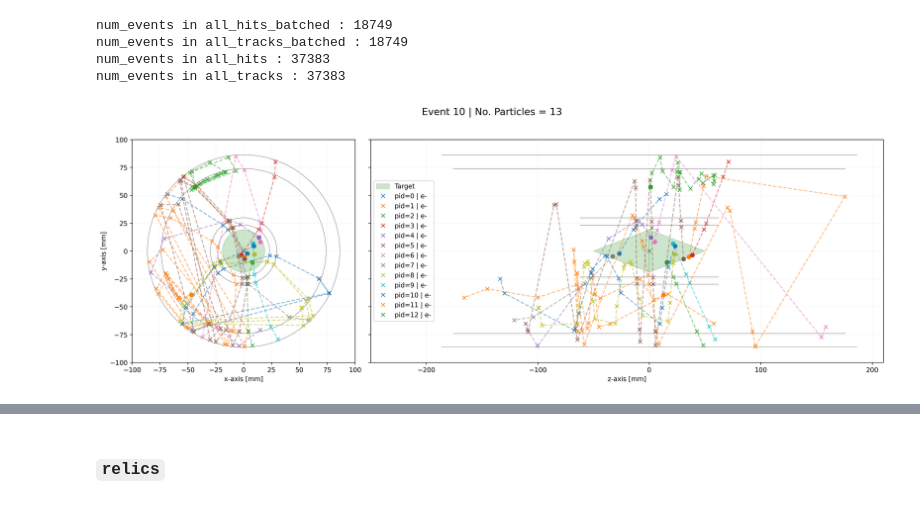
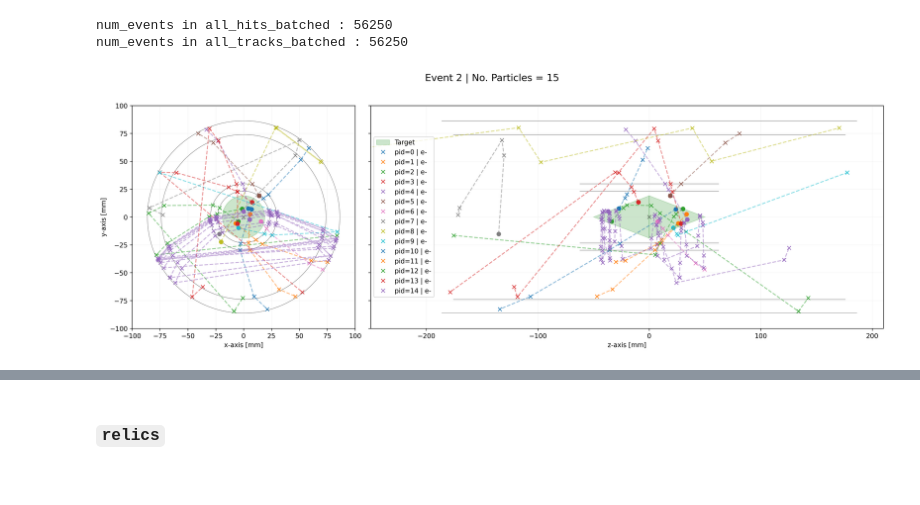
Before and after one commit to vsqdhruv/hepattn, a Jupyter notebook: src/hepattn/experiments/mu3e/visualisation/data_vis.ipynb, the cells around one changed output, grey strips where cells are left out. Drawn from its saved outputs; the diff is of its cells as text; code cells hidden in the pictures.

```diff
--- a/src/hepattn/experiments/mu3e/visualisation/data_vis.ipynb
+++ b/src/hepattn/experiments/mu3e/visualisation/data_vis.ipynb
@@ -18,28 +18,17 @@ sys.path.insert(0, "/home/xzcapnai/hepattn/hepattn/src")
 
 from hepattn.experiments.mu3e.data import Mu3eDataModule
 # %%
-all_hits_batched_dir = "/home/xzcapnai/hepattn/hepattn/src/hepattn/experiments/mu3e/data/train/all_hits.parquet"
-all_tracks_batched_dir = "/home/xzcapnai/hepattn/hepattn/src/hepattn/experiments/mu3e/data/train/all_tracks.parquet"
-
-all_hits_dir = "/home/xzcapnai/hepattn/hepattn/src/hepattn/experiments/mu3e/data/train_batch_size_1/all_hits.parquet"
-all_tracks_dir = "/home/xzcapnai/hepattn/hepattn/src/hepattn/experiments/mu3e/data/train_batch_size_1/all_tracks.parquet"
+all_hits_batched_dir = "/home/xzcapnai/hepattn/hepattn/src/hepattn/experiments/mu3e/data/train_3x_v2/all_hits.parquet"
+all_tracks_batched_dir = "/home/xzcapnai/hepattn/hepattn/src/hepattn/experiments/mu3e/data/train_3x_v2/all_tracks.parquet"
 # %%
 all_hits_batched = pd.read_parquet(all_hits_batched_dir, engine='fastparquet')
 all_tracks_batched = pd.read_parquet(all_tracks_batched_dir, engine='fastparquet')
-
-all_hits = pd.read_parquet(all_hits_dir, engine='fastparquet')
-all_tracks = pd.read_parquet(all_tracks_dir, engine='fastparquet')
 # %%
 print(f"num_events in all_hits_batched : {len(all_hits_batched['eventID'].unique())}")
 print(f"num_events in all_tracks_batched : {len(all_tracks_batched['eventID'].unique())}")
-
-print(f"num_events in all_hits : {len(all_hits['eventID'].unique())}")
-print(f"num_events in all_tracks : {len(all_tracks['eventID'].unique())}")
 # %% [output]
-num_events in all_hits_batched : 18749
-num_events in all_tracks_batched : 18749
-num_events in all_hits : 37383
-num_events in all_tracks : 37383
+num_events in all_hits_batched : 56250
+num_events in all_tracks_batched : 56250
 # %%
 def load_event(sample_id, all_hits, all_tracks):
     hits = all_hits[all_hits['eventID'] == sample_id].copy()
@@ -266,11 +255,11 @@ def plot_event(
 
     return fig
 # %%
-idx = 10
+idx = 2
 hits, particles = load_event(idx, all_hits_batched, all_tracks_batched)
 fig = plot_event(hits, particles)
 # %% [output]
-[figure, old version]
+[figure, new version]
 # %%
 idx = 17947
 hits, particles = load_event(idx, all_hits, all_tracks)
```
Also changed, not shown: parts of 6 cells of this notebook, 1 other file.
